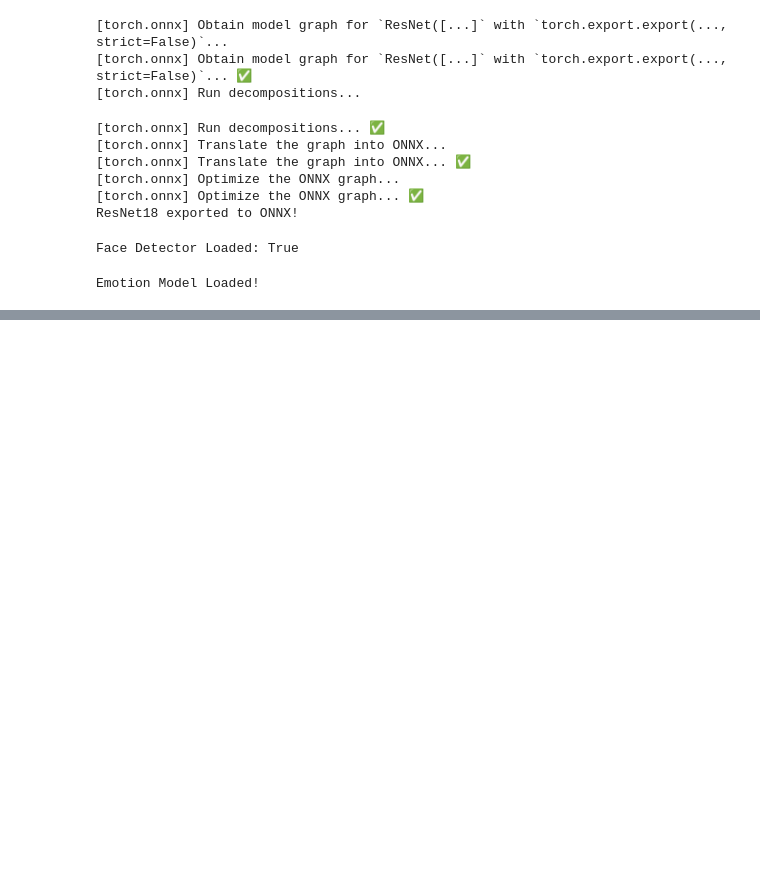
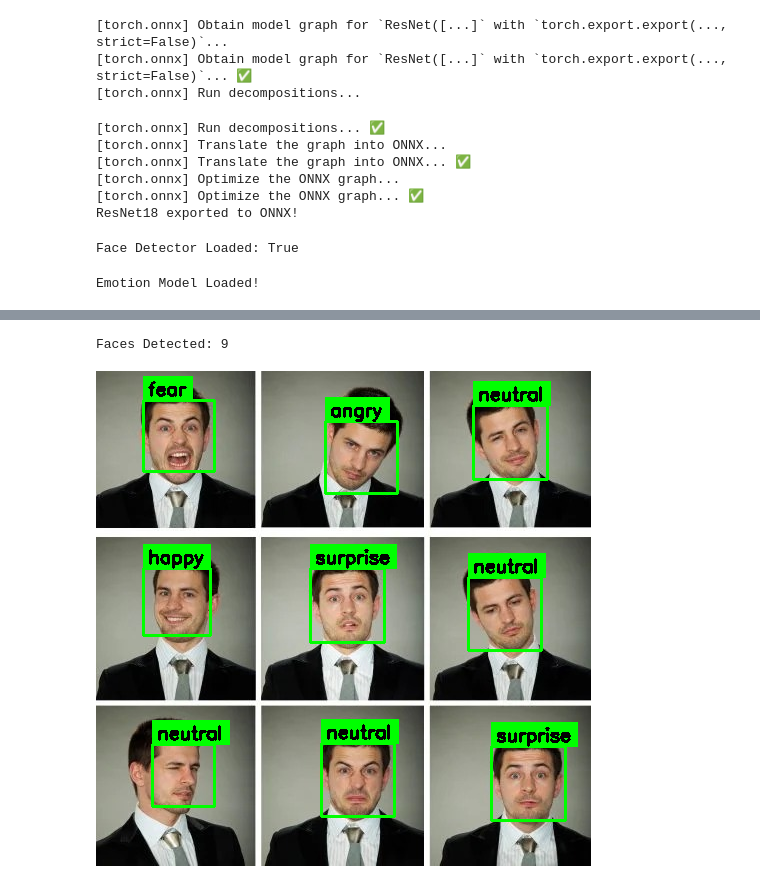
Before and after one commit to OmarAlanazi00/FER2013-Emotion-Recognition, a Jupyter notebook: Computer_Vision_Systems_Development.ipynb, the cells around one changed output, grey strips where cells are left out. Saved outputs shown, nothing was run; the diff lists cells and outputs as text; code cells hidden in the pictures; blank space fills up the shorter version.

```diff
--- a/Computer_Vision_Systems_Development.ipynb
+++ b/Computer_Vision_Systems_Development.ipynb
@@ -854,0 +918,53 @@ while True:
+# %%
+# Face Detection & Emotion Prediction
+
+from google.colab.patches import cv2_imshow
+
+img = cv2.cvtColor(np.array(image), cv2.COLOR_RGB2BGR)
+gray = cv2.cvtColor(img, cv2.COLOR_BGR2GRAY)
+
+faces = face_detector.detectMultiScale(
+    gray, scaleFactor=1.1, minNeighbors=5, minSize=(30, 30)
+)
+
+resnet_fine.eval()
+
+for (x, y, w, h) in faces:
+    face = img[y:y+h, x:x+w]
+    face = cv2.cvtColor(face, cv2.COLOR_BGR2RGB)
+    face = Image.fromarray(face)
+
+    face_tensor = resnet_test_transform(face).unsqueeze(0).to(device)
+
+    with torch.no_grad():
+        outputs = resnet_fine(face_tensor)
+        prediction = outputs.argmax(dim=1).item()
+
+    emotion = classes[prediction]
+
+    # Draw face box
+    cv2.rectangle(img, (x, y), (x+w, y+h), (0, 255, 0), 2)
+
+    # Draw emotion label
+    font = cv2.FONT_HERSHEY_SIMPLEX
+    text_size = cv2.getTextSize(emotion, font, 0.6, 2)[0]
+    label_y = max(y, text_size[1] + 10)
+
+    cv2.rectangle(
+        img,
+        (x, label_y - text_size[1] - 10),
+        (x + text_size[0] + 10, label_y),
+        (0, 255, 0),
+        -1
+    )
+
+    cv2.putText(
+        img, emotion, (x + 5, label_y - 5),
+        font, 0.6, (0, 0, 0), 2
+    )
+
+print("Faces Detected:", len(faces))
+cv2_imshow(img)
+# %% [output]
+Faces Detected: 9
+[figure, added]
```
Also changed, not shown: parts of 7 cells of this notebook.
